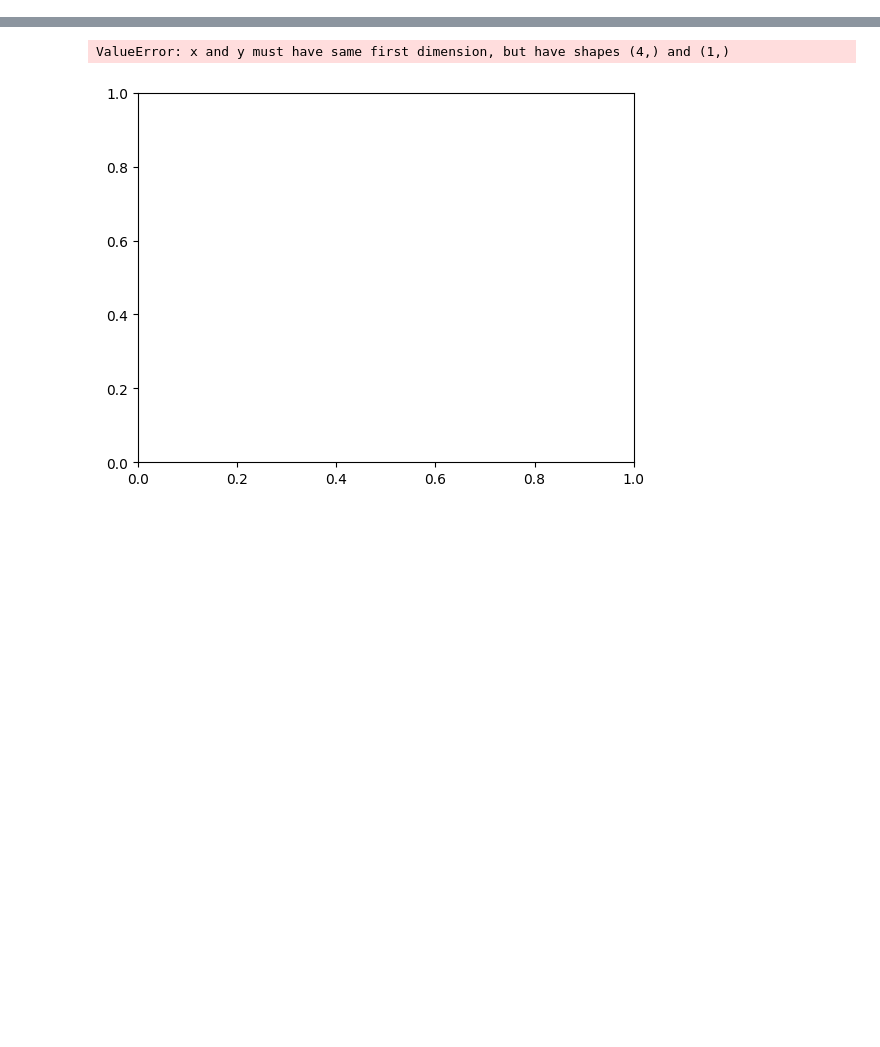
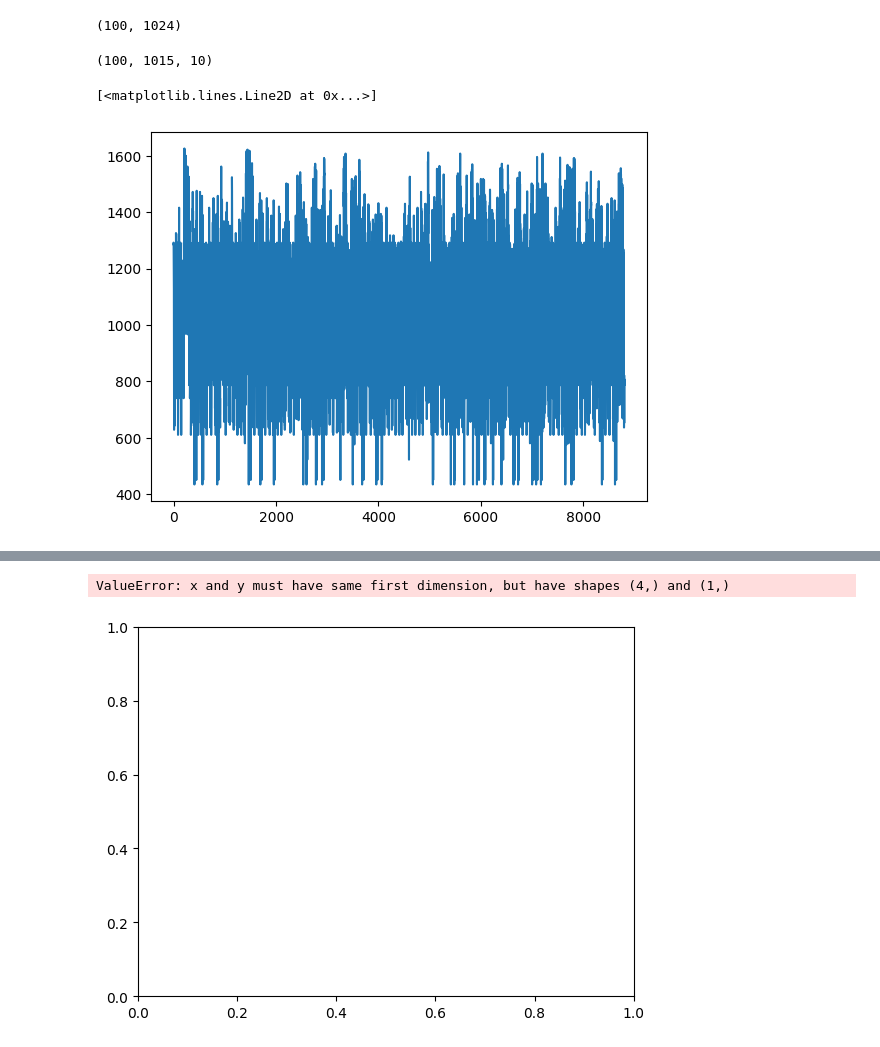
Before and after one commit to g0bel1n/fast_shapelets, a Jupyter notebook: notebooks/draft.ipynb, the cells around one changed output, grey strips where cells are left out. Cells and saved outputs as stored; diff of their text form; code cells hidden in the pictures; blank space fills up the shorter version.

```diff
--- a/notebooks/draft.ipynb
+++ b/notebooks/draft.ipynb
@@ -139,0 +140,13 @@ shap
+# %%
+X.shape
+# %% [output]
+(100, 1024)
+# %%
+a.shape
+# %% [output]
+(100, 1015, 10)
+# %%
+plt.plot(distinguishing_scores)
+# %% [output]
+[<matplotlib.lines.Line2D at 0x...>]
+[figure, added]
```
Also changed, not shown: parts of 49 cells of this notebook, 2 other files.
